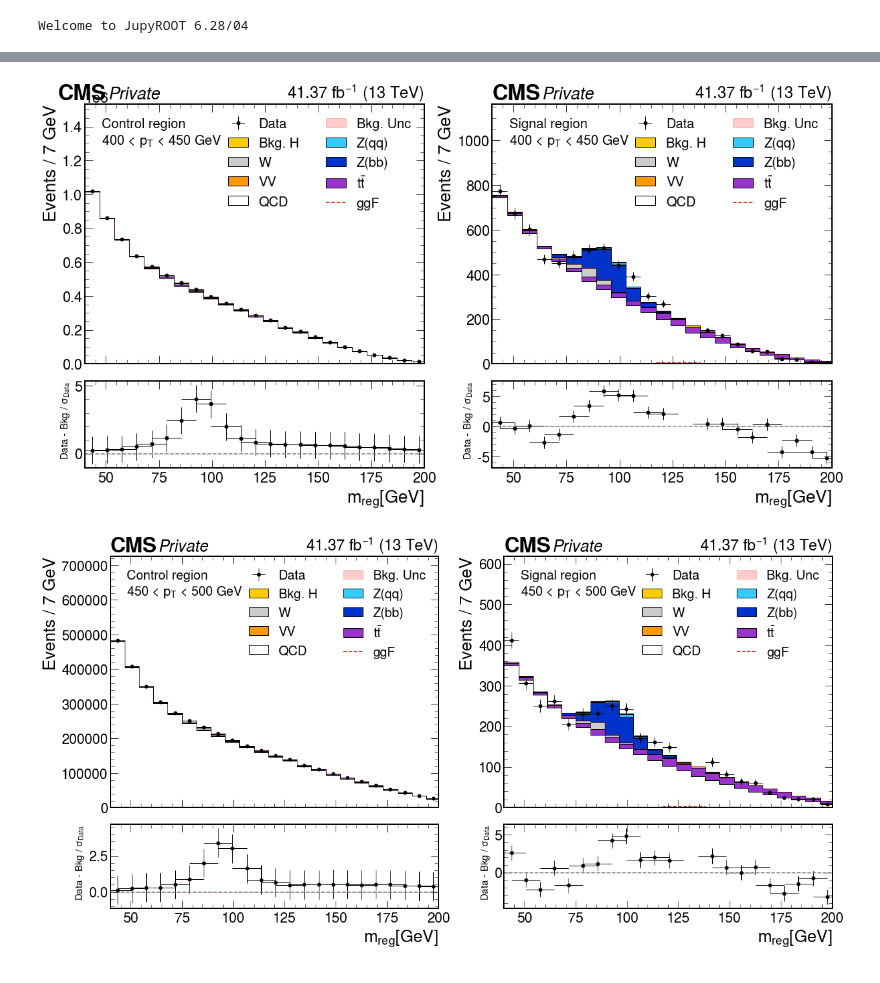
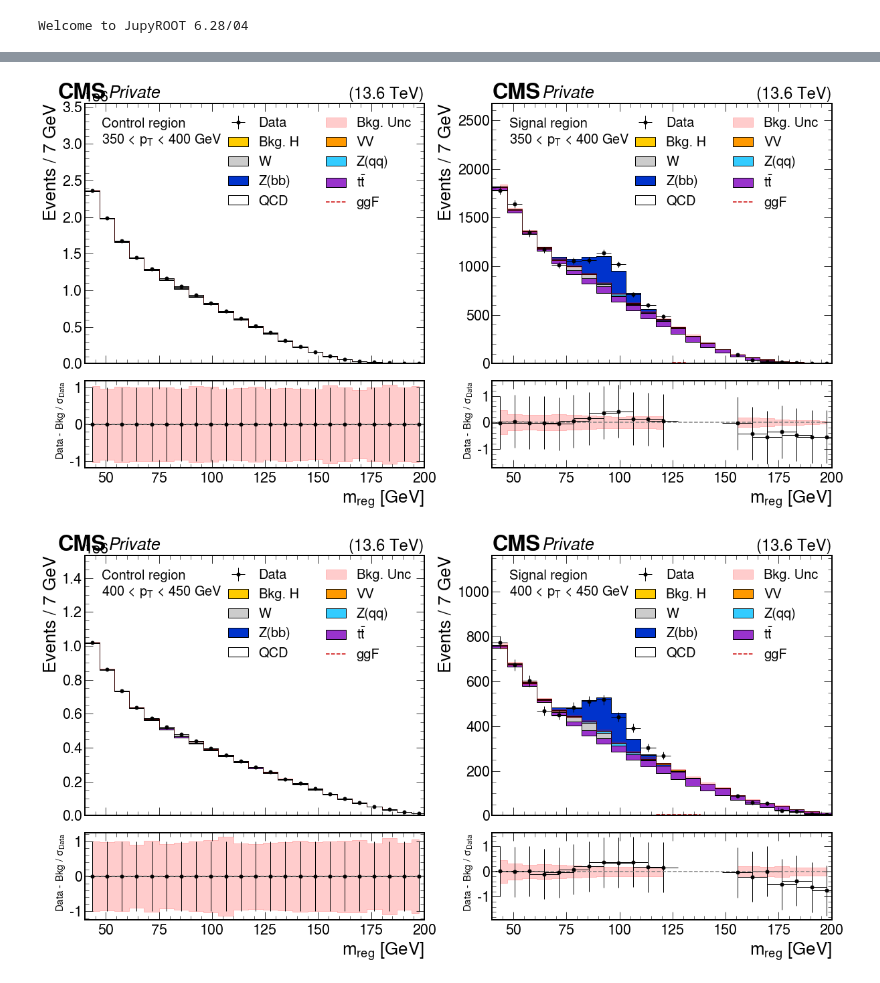
Before and after one commit to alintulu/Run3ScoutingHbb, a Jupyter notebook: combine/zbb-hblind/drawfit.ipynb, the cells around one changed output, grey strips where cells are left out. Drawn from its saved outputs; the diff is of its cells as text; code cells hidden in the pictures.

```diff
--- a/combine/zbb-hblind/drawfit.ipynb
+++ b/combine/zbb-hblind/drawfit.ipynb
@@ -20,10 +20,10 @@ colour = {
     "qcd" : "white",
     "TTbar" : "#9933cc",
     "W" : "#cccccc",
-    "ZJetsbb" : "#0033cc",
     "ZJetsqq" : "#33ccff",
 #     "Single t" : "#ff66cc",
     "VV" : "#ff9900",
+    "ZJetsbb" : "#0033cc",
 }
 
 label = {
@@ -37,9 +37,8 @@ label = {
 }
 
 fit_type = 'fit_s'
-# fit_type = 'fit_s'
 
-pts = [350, 400, 450, 500, 1200] #550, 600, 675, 800, 1200]
+pts = [300, 350, 400, 450, 500, 1200] #550, 600, 675, 800, 1200]
 
 for i, _ in enumerate(pts[:-1]):
 
@@ -57,7 +56,7 @@ for i, _ in enumerate(pts[:-1]):
         fig.subplots_adjust(hspace=0.1)
         ax.set_ylabel("Events / 7 GeV")
         rax.set_ylabel(r"Data - Bkg / $\sigma_{Data}$", fontsize=15)
-        rax.set_xlabel(r"m$_{reg} [GeV]$")
+        rax.set_xlabel(r"m$_{reg}$ [GeV]")
         ax.set_xlabel(" ")
 
         for process in colour.keys():
@@ -92,7 +91,6 @@ for i, _ in enumerate(pts[:-1]):
             histtype="fill",
             edgecolor="black",
             linewidth=1,
-#             flow="none",
         )
 
         h_ggf = f[f'shapes_{fit_type}/ptbin{i}ggf{reg}2022/ggF'].to_hist() * 7
@@ -104,13 +102,12 @@ for i, _ in enumerate(pts[:-1]):
             color="#cc0000",
             label=f"ggF",
             linestyle="dashed",
-#             flow="none",
         )
 
         data = uproot.open("signalregion.root")
         h_data = data[f'ggf_{reg}_pt{i+1}_data_nominal'].to_hist()
         if reg == "pass":
-            for i_nan in [12, 13]:
+            for i_nan in [12, 13, 14, 15]:
                     h_data[i_nan] = [np.nan, np.nan]
 
         mplhep.histplot(
@@ -120,7 +117,6 @@ for i, _ in enumerate(pts[:-1]):
             xerr=True,
             c="black",
             label=f"Data",
-#             flow="none",
         )
 
         hs_mc = f[f'shapes_{fit_type}/ptbin{i}ggf{reg}2022/total_background'].to_hist() * 7
@@ -138,14 +134,10 @@ for i, _ in enumerate(pts[:-1]):
 
         hs_mc_sub = np.sqrt(sumw2_mc) / np.sqrt(sumw2_data)
         rat_sub = (sumw_data - sumw_mc) / np.sqrt(sumw2_data)
+        rat_sub_2 = (sumw_data / sumw_mc) - 1
         rat_sub_unc = np.sqrt(sumw2_data) / np.sqrt(sumw2_data)
         ggf_sub = h_ggf.values() / np.sqrt(sumw2_data)
 
-#         rsumw = sumw_num / np.maximum(1, sumw_denom)
-#         rsumw_unc = poisson_interval(
-#             rsumw,
-#             sumw2_num / sumw_denom**2
-#         )
 
         data_err_opts = {
             'linestyle': 'none',
@@ -155,20 +147,12 @@ for i, _ in enumerate(pts[:-1]):
             'elinewidth': 1,
         }
 
-#         rax.errorbar(
-#             centers,
-#             rsumw,
-#             xerr=centers[1]-centers[0],
-#             yerr=rsumw_unc,
-#             **data_err_opts,
-#         )
-
         rax.fill_between(centers, np.zeros(len(hs_mc_sub)) - hs_mc_sub, np.zeros(len(hs_mc_sub)) + hs_mc_sub,
                          step='mid', alpha=0.2, label='Bkg. Unc', color='red')
 
         rax.errorbar(
             centers,
-            rat_sub,
+            rat_sub_2,
             xerr=centers[1]-centers[0],
             yerr=rat_sub_unc,
             **data_err_opts,
@@ -181,9 +165,10 @@ for i, _ in enumerate(pts[:-1]):
             data=True,
             fontsize=25,
             label="Private",
+#             com=13.6,
 #             year=2022,
             lumi=f"{lumi:.2f}",
-#             com=13.6,
+            rlabel="(13.6 TeV)",
         )
 
         handles, labels = ax.get_legend_handles_labels()
@@ -206,2 +191,2 @@ for i, _ in enumerate(pts[:-1]):
-[figure, old version]
+[figure, new version]
-[figure, old version]
+[figure, new version]
```
Also changed, not shown: parts of 4 cells of this notebook, 32 other files.
